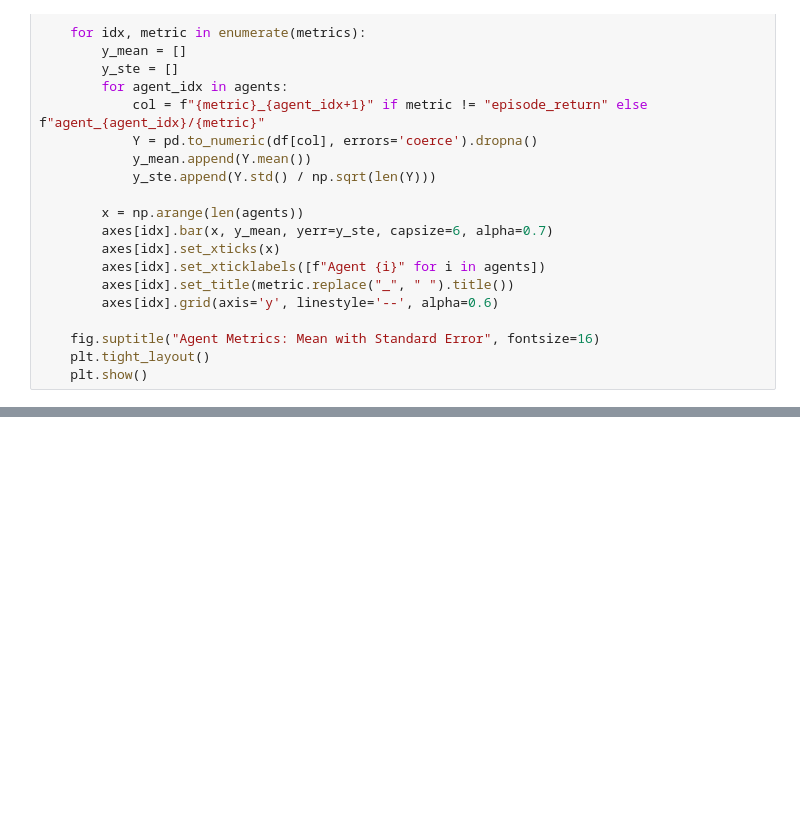
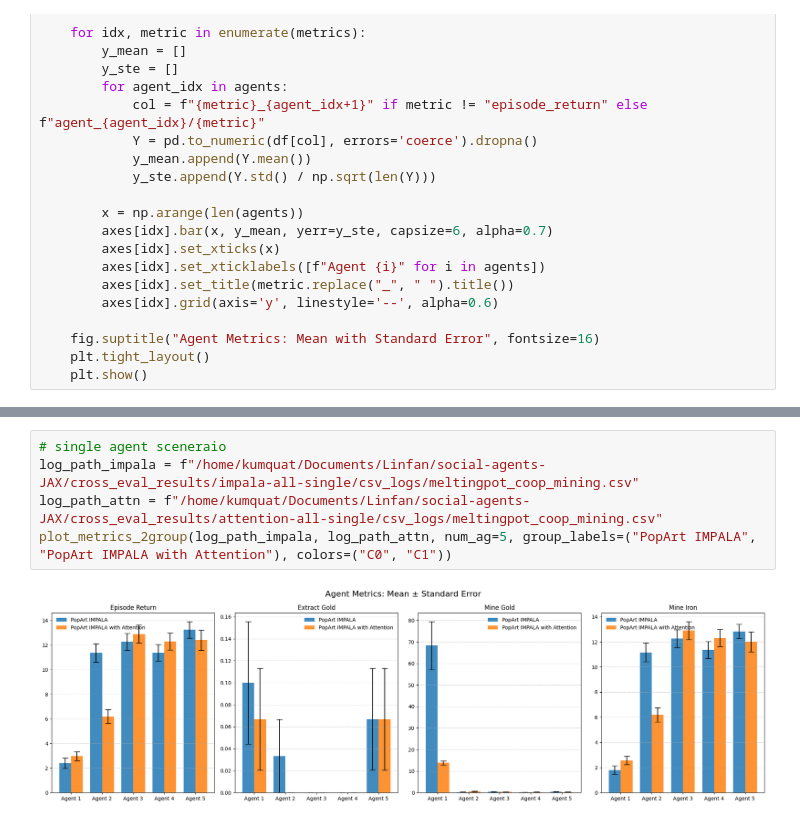
Before and after one commit to ajshawn/BrainInspiredSocialAgents, a Jupyter notebook: plot_performance.ipynb, the cells around one changed output, grey strips where cells are left out. Drawn from its saved outputs; the diff is of its cells as text; blank space fills up the shorter version.

Commit message:
evaluate performance cross agents

```diff
--- a/plot_performance.ipynb
+++ b/plot_performance.ipynb
@@ -43,0 +91,7 @@ plot_metrics(log_path_attn,5)
+# %%
+# single agent sceneraio
+log_path_impala = f"/home/kumquat/Documents/Linfan/social-agents-JAX/cross_eval_results/impala-all-single/csv_logs/meltingpot_coop_mining.csv"
+log_path_attn = f"/home/kumquat/Documents/Linfan/social-agents-JAX/cross_eval_results/attention-all-single/csv_logs/meltingpot_coop_mining.csv"
+plot_metrics_2group(log_path_impala, log_path_attn, num_ag=5, group_labels=("PopArt IMPALA", "PopArt IMPALA with Attention"), colors=("C0", "C1"))
+# %% [output]
+[figure, added]
```
Also changed, not shown: parts of 7 cells of this notebook, 3 other files.
